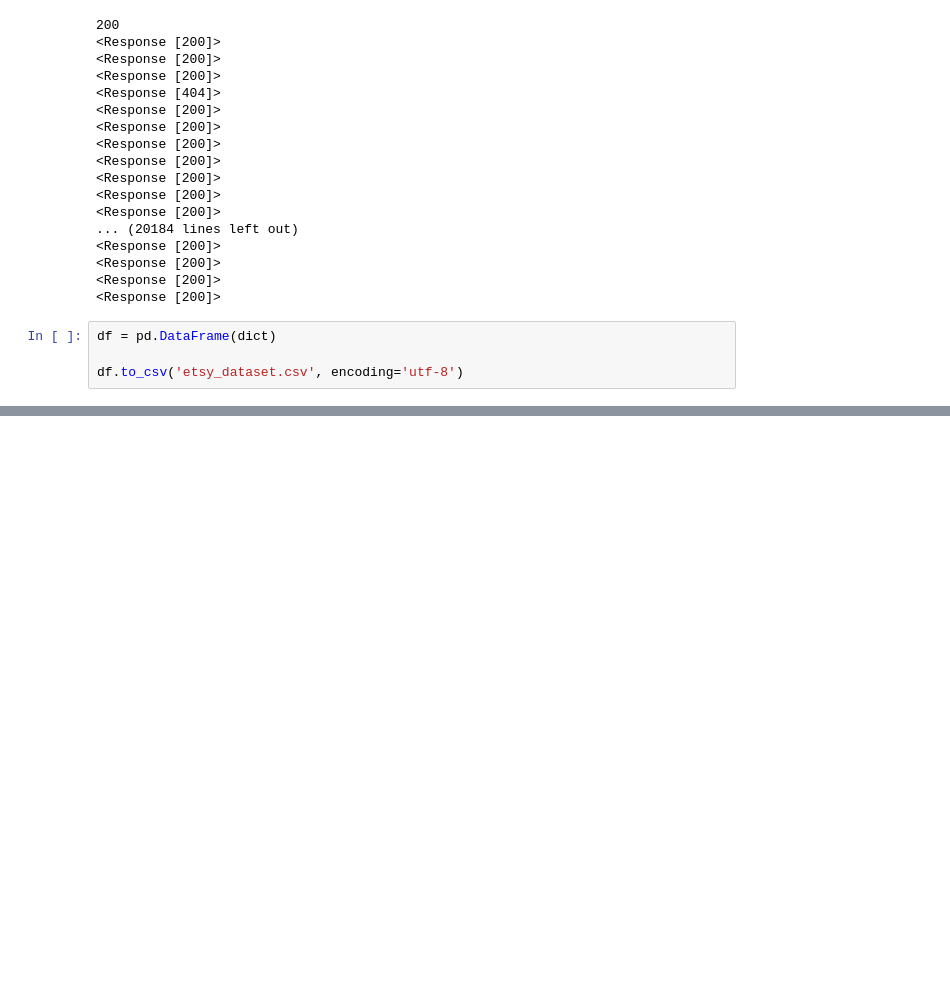
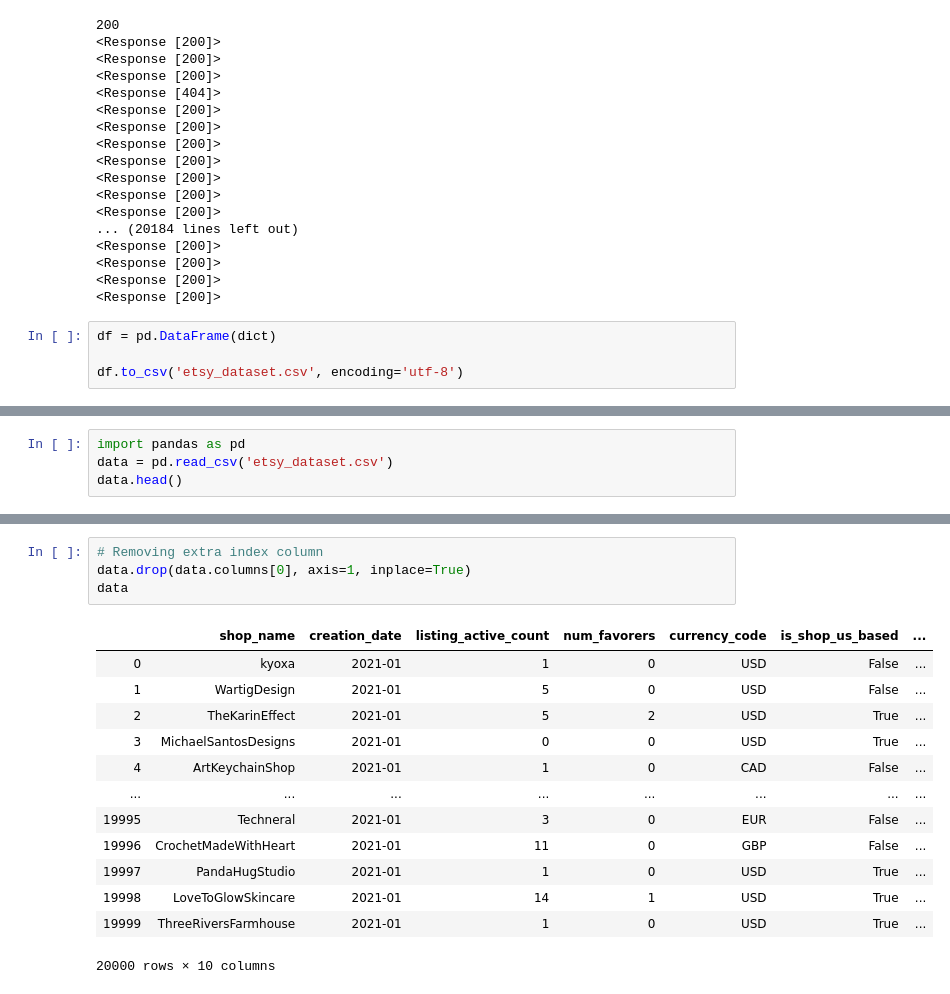
Before and after one commit to sdman135/Etsy-Scrape, a Jupyter notebook: Scrape.ipynb, the cells around one changed output, grey strips where cells are left out. Drawn from its saved outputs; the diff is of its cells as text; blank space fills up the shorter version.

```diff
--- a/Scrape.ipynb
+++ b/Scrape.ipynb
@@ -146,0 +143,4 @@ NameError: name 'df' is not defined
+# %%
+import pandas as pd
+data = pd.read_csv('etsy_dataset.csv')
+data.head()
@@ -146,0 +154,18 @@ NameError: name 'df' is not defined
+# %%
+# Removing extra index column
+data.drop(data.columns[0], axis=1, inplace=True)
+data
+# %% [output]
+|  | shop_name | creation_date | listing_active_count | num_favorers | currency_code | is_shop_us_based | ... |
+| 0 | kyoxa | 2021-01 | 1 | 0 | USD | False | ... |
+| 1 | WartigDesign | 2021-01 | 5 | 0 | USD | False | ... |
+| 2 | TheKarinEffect | 2021-01 | 5 | 2 | USD | True | ... |
+| 3 | MichaelSantosDesigns | 2021-01 | 0 | 0 | USD | True | ... |
+| 4 | ArtKeychainShop | 2021-01 | 1 | 0 | CAD | False | ... |
+| ... | ... | ... | ... | ... | ... | ... | ... |
+| 19995 | Techneral | 2021-01 | 3 | 0 | EUR | False | ... |
+| 19996 | CrochetMadeWithHeart | 2021-01 | 11 | 0 | GBP | False | ... |
+| 19997 | PandaHugStudio | 2021-01 | 1 | 0 | USD | True | ... |
+| 19998 | LoveToGlowSkincare | 2021-01 | 14 | 1 | USD | True | ... |
+| 19999 | ThreeRiversFarmhouse | 2021-01 | 1 | 0 | USD | True | ... |
+20000 rows × 10 columns
```
Also changed, not shown: parts of 2 cells of this notebook.
